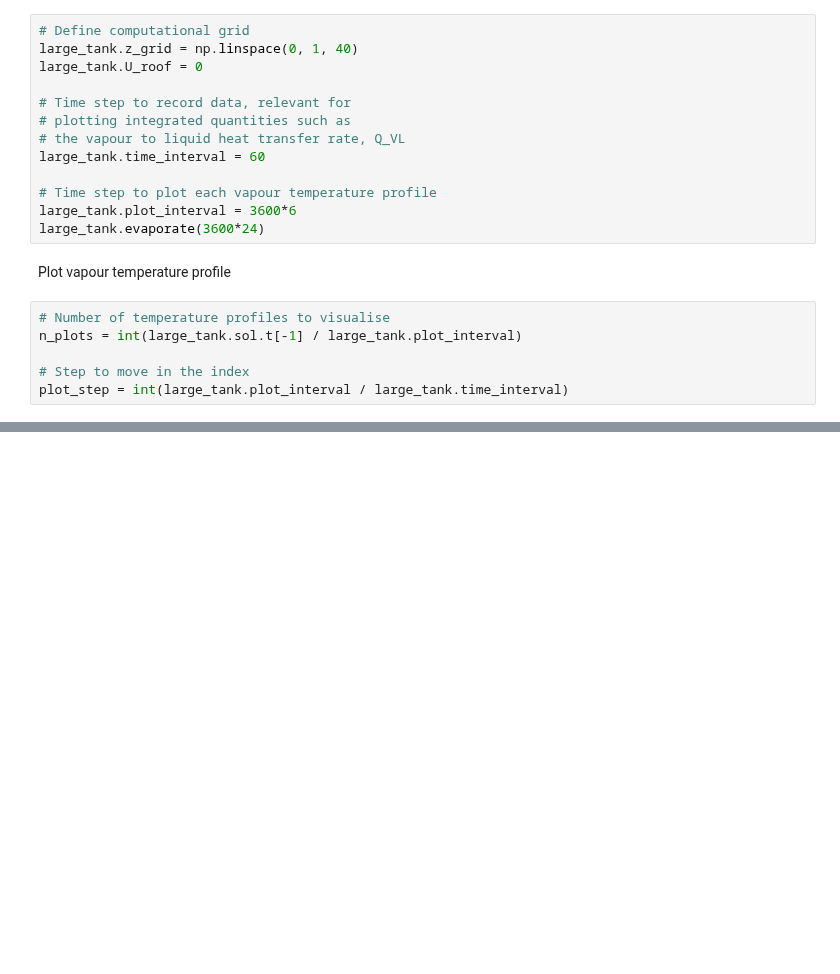
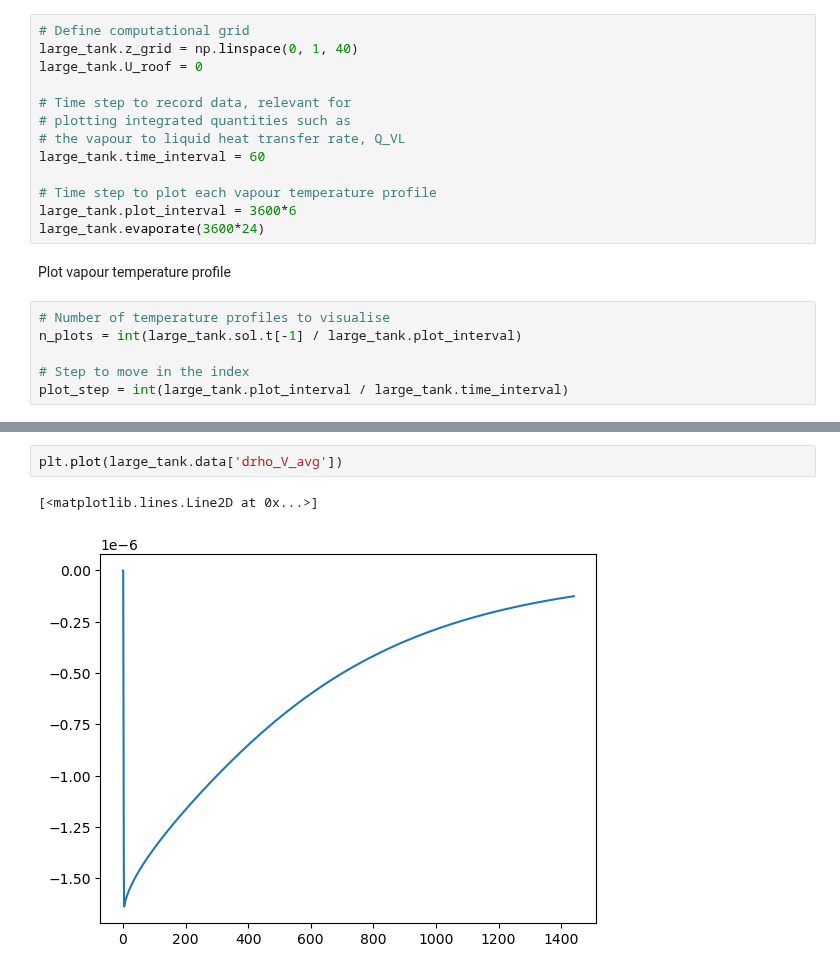
Before and after one commit to felipehuerta17/CryoEvap, a Jupyter notebook: notebooks/isobaric_LH2.ipynb, the cells around one changed output, grey strips where cells are left out. Cells and saved outputs as stored; diff of their text form; blank space fills up the shorter version.

```diff
--- a/notebooks/isobaric_LH2.ipynb
+++ b/notebooks/isobaric_LH2.ipynb
@@ -199,0 +201,5 @@ Text(0, 0.5, '$ \\dot{B}_L / kg/h$')
+# %%
+plt.plot(large_tank.data['drho_V_avg'])
+# %% [output]
+[<matplotlib.lines.Line2D at 0x...>]
+[figure, added]
```
Also changed, not shown: parts of 6 cells of this notebook, 1 other file.
